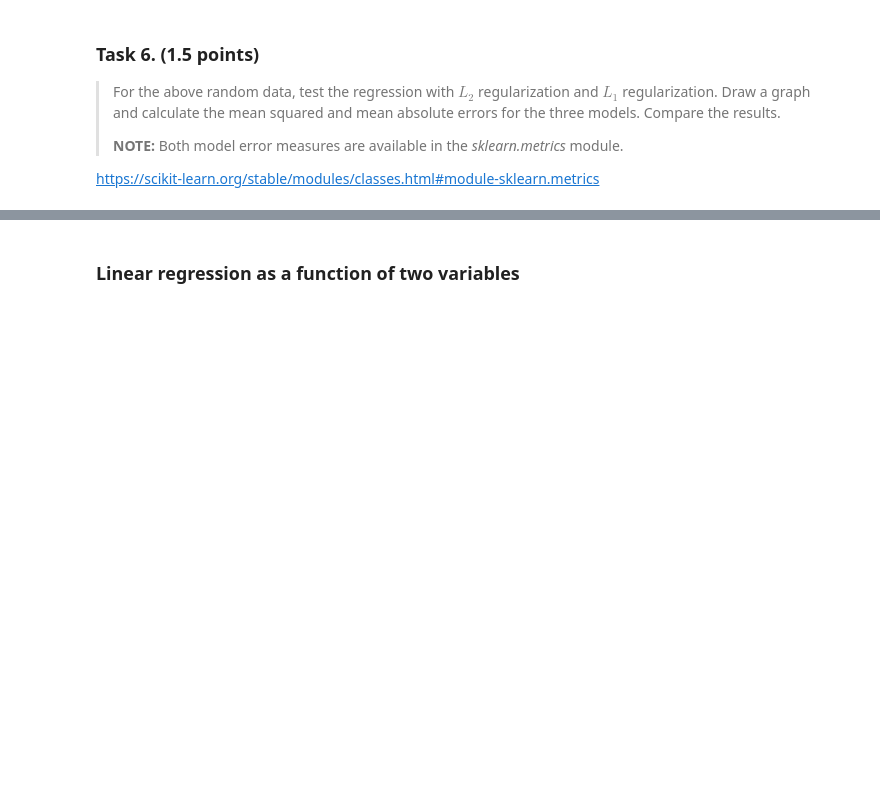
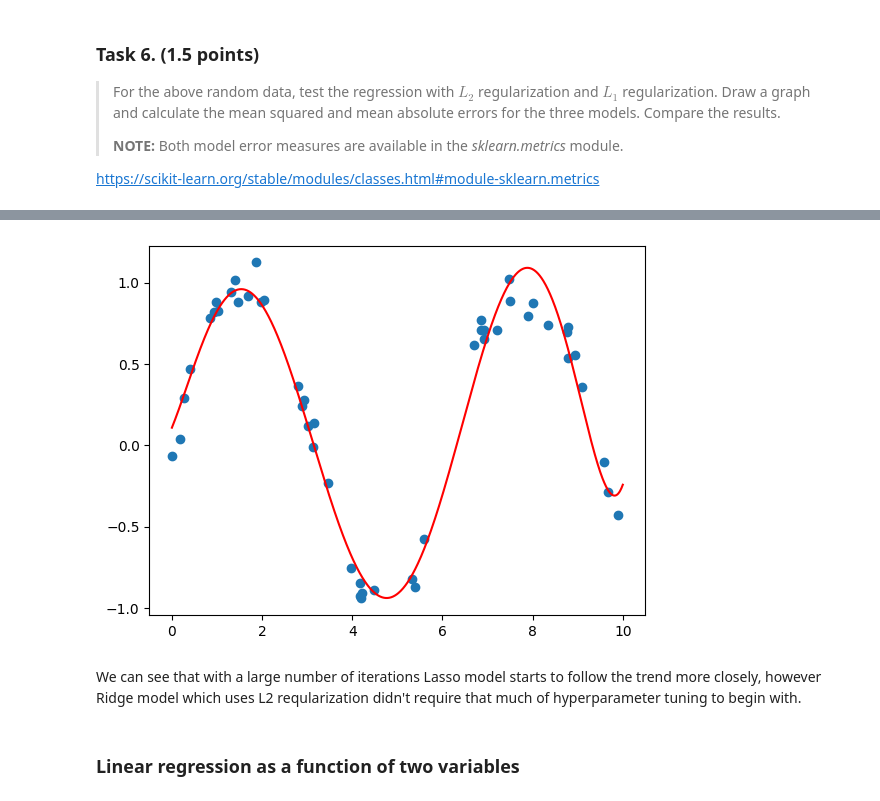
Before and after one commit to Azirral/data-science-exercises, a Jupyter notebook: Exercise3/ADM_prediction.ipynb, the cells around one changed output, grey strips where cells are left out. Drawn from its saved outputs; the diff is of its cells as text; code cells hidden in the pictures; blank space fills up the shorter version.

```diff
--- a/Exercise3/ADM_prediction.ipynb
+++ b/Exercise3/ADM_prediction.ipynb
@@ -409,3 +432,14 @@ from sklearn.linear_model import Lasso # L1
+# %%
+ridge_model = make_pipeline(PolynomialFeatures(7), Ridge(alpha=0.5))
+ridge_model.fit(x[:, np.newaxis], y)
+yfit = ridge_model.predict(xfit[:, np.newaxis])
+
+plt.scatter(x, y)
+plt.plot(xfit, yfit,'-r');
+# %% [output]
+[figure, added]
+# %% [markdown]
+We can see that with a large number of iterations Lasso model starts to follow the trend more closely, however Ridge model which uses L2 reqularization didn't require that much of hyperparameter tuning to begin with.
 # %% [markdown]
 ### Linear regression as a function of two variables
 # %%
```
Also changed, not shown: parts of 3 cells of this notebook.
